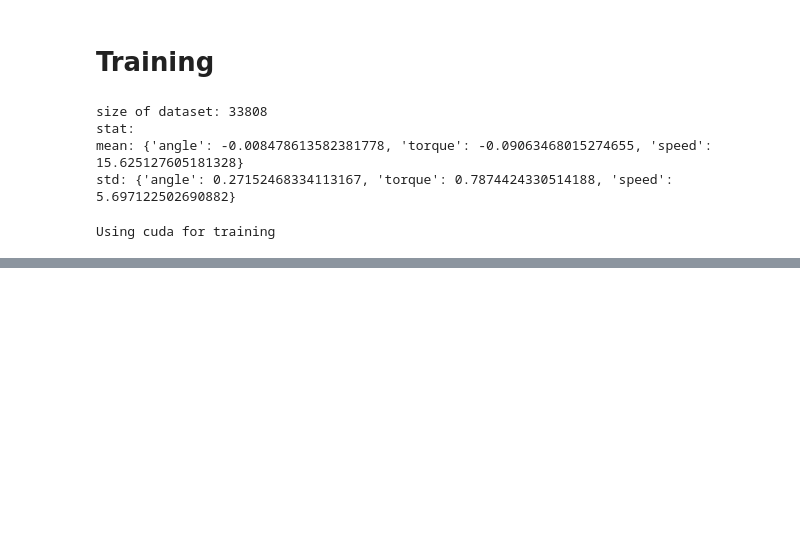
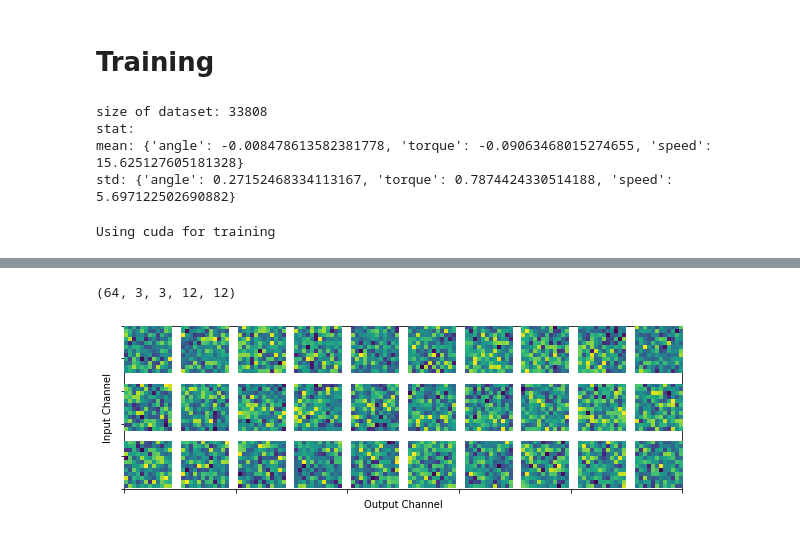
Before and after one commit to cvcore/steering-angle-prediction, a Jupyter notebook: 2-SteerNet.ipynb, the cells around one changed output, grey strips where cells are left out. Drawn from its saved outputs; the diff is of its cells as text; code cells hidden in the pictures; blank space fills up the shorter version.

```diff
--- a/2-SteerNet.ipynb
+++ b/2-SteerNet.ipynb
@@ -400,2 +446,4 @@ for epoch in range(10):
 # %% [output]
 [interactive output not drawn]
+# %%
+steernet.load_state_dict(torch.load('saved_models/SteerNet/git-823727-epoch-2'))
@@ -401,0 +457,5 @@ for epoch in range(10):
+# %%
+visualize_cnn(steernet.model_cnn_.conv0_[0])
+# %% [output]
+(64, 3, 3, 12, 12)
+[figure, added]
```
Also changed, not shown: parts of 5 cells of this notebook.
